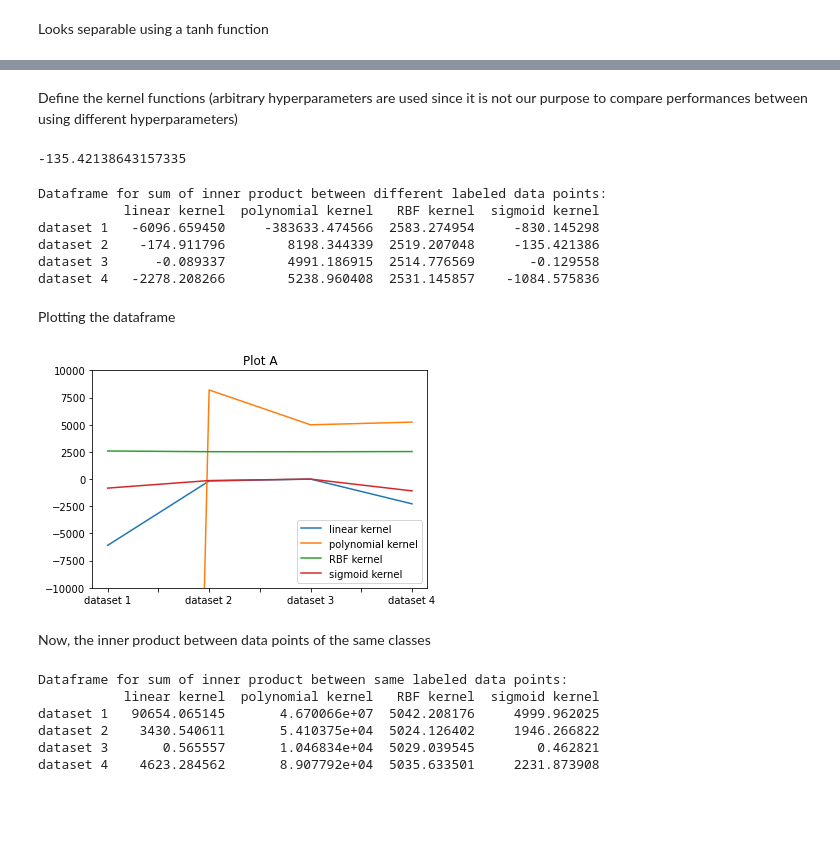
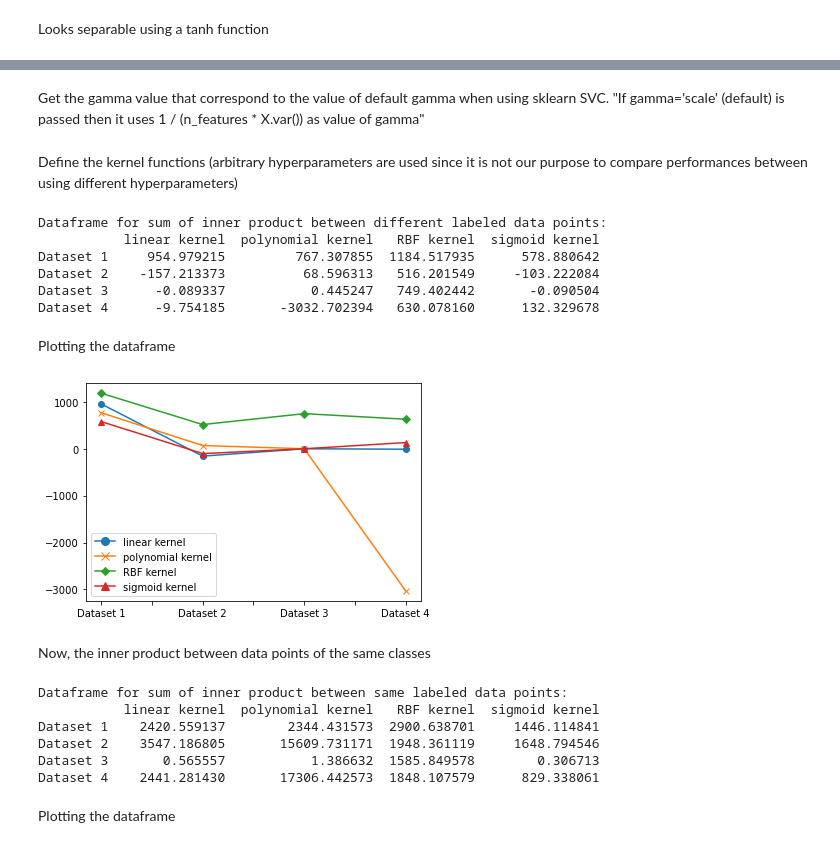
Before and after one commit to wookyung-lee/svmBT, a Jupyter notebook: comparison_w_fake_data/main.ipynb, the cells around one changed output, grey strips where cells are left out. Drawn from its saved outputs; the diff is of its cells as text; code cells hidden in the pictures; blank space fills up the shorter version.

```diff
--- a/comparison_w_fake_data/main.ipynb
+++ b/comparison_w_fake_data/main.ipynb
@@ -48,3 +107,16 @@ plot_data(X_tanh, y_tanh, 4)
+# %% [markdown]
+Get the gamma value that correspond to the value of default gamma when using sklearn SVC.
+"If gamma='scale' (default) is passed then it uses 1 / (n_features * X.var()) as value of gamma"
+# %%
+def get_gamma(train_image):
+    n_features = len(train_image[0])
+    gamma = 1/(train_image.var()*n_features)
+
+    return gamma
+
+gamma_poly = get_gamma(X_poly)
+gamma_gaus = get_gamma(X_gaus)
+gamma_tanh = get_gamma(X_tanh)
 # %% [markdown]
 Define the kernel functions (arbitrary hyperparameters are used since it is not our purpose to compare performances between using different hyperparameters)
 # %%
@@ -62,12 +134,12 @@ def sigmoid_kernel(x_i, x_j, alpha=1, beta=0):
 # %%
-def sum_inner_product_diff_label(kernel, dataset_X, dataset_y):
+def sum_inner_product_diff_label(kernel, dataset_img, dataset_label):
 
     index_label_zero = []
     index_label_one = []
 
     # find the index of the dataset which has label 0 and label 1
     for i in range(0,100):
-        if dataset_y[i] == 0:
+        if dataset_label[i] == 0:
             index_label_zero.append(i)
         else:
             index_label_one.append(i)
@@ -76,16 +148,14 @@ def sum_inner_product_diff_label(kernel, dataset_X, dataset_y):
     inner_product_list =[]
 
     # calculate the inner product between data points with different label
-    # with the purpose of checking whether they yield a big number, indictating a good separation, a small number, indicating a bad separation
+    # with the purpose of checking whether they yield a big number, indicating a good separation, a small number, indicating a bad separation
     for i in index_label_zero:
         for j in index_label_one:
-            inner_product = kernel(dataset_X[i], dataset_X[j])
+            inner_product = kernel(dataset_img[i], dataset_img[j])
             inner_product_list.append(inner_product)
 
     # we will sum the value of each inner product between two differently labeled data points
     return sum(inner_product_list)
-# %% [output]
--135.42138643157335
 # %%
 # Creating a 4x4 DataFrame
 data_diff_label = {
@@ -95,7 +165,7 @@ data_diff_label = {
     'sigmoid kernel': [sum_inner_product_diff_label(sigmoid_kernel, X_lin, y_lin), sum_inner_product_diff_label(sigmoid_kernel, X_poly, y_poly), sum_inner_product_diff_label(sigmoid_kernel, X_gaus, y_gaus), sum_inner_product_diff_label(sigmoid_kernel, X_tanh, y_tanh)]
 }
 
-index_labels = ['dataset 1', 'dataset 2', 'dataset 3', 'dataset 4']
+index_labels = ['Dataset 1', 'Dataset 2', 'Dataset 3', 'Dataset 4']
 
 df_diff_label = pd.DataFrame(data_diff_label, index=index_labels)
 
@@ -104,18 +174,35 @@ print(df_diff_label)
 # %% [output]
 Dataframe for sum of inner product between different labeled data points:
            linear kernel  polynomial kernel   RBF kernel  sigmoid kernel
-dataset 1   -6096.659450     -383633.474566  2583.274954     -830.145298
-dataset 2    -174.911796        8198.344339  2519.207048     -135.421386
-dataset 3      -0.089337        4991.186915  2514.776569       -0.129558
-dataset 4   -2278.208266        5238.960408  2531.145857    -1084.575836
+Dataset 1     954.979215         767.307855  1184.517935      578.880642
+Dataset 2    -157.213373          68.596313   516.201549     -103.222084
+Dataset 3      -0.089337           0.445247   749.402442       -0.090504
+Dataset 4      -9.754185       -3032.702394   630.078160      132.329678
 # %% [markdown]
 Plotting the dataframe
+# %%
+# preparation for color blind friendly plots
+
+blue_o = mlines.Line2D([], [], color='#1f77b4', marker='o',
+                          markersize=8, label='linear kernel')
+orange_x = mlines.Line2D([], [], color='#ff7f0e', marker='x',
+                          markersize=8, label='polynomial kernel')
+green_dia = mlines.Line2D([], [], color='#2ca02c', marker='D',
+                          markersize=6, label='RBF kernel')
+red_tri = mlines.Line2D([], [], color='#d62728', marker='^',
+                          markersize=8, label='sigmoid kernel')
+
+markers = ["o", "x", "D", "^"]
 # %%
-plot_a = df_diff_label.plot(title="Plot A") # inner products between points of different labels/classes (bigger the better)
-plot_a.set_ylim(-10000,10000) # disregarding the outlier which was too low
+plot_a = df_diff_label.plot.line() #(title="Plot A") # inner products between points of different labels/classes (bigger the better)
+
+for i, line in enumerate(plot_a.get_lines()):
+    line.set_marker(markers[i])
+
+plot_a.legend(handles=[blue_o, orange_x, green_dia, red_tri])
 
 # save figure
-plot_a=plot_a.figure
-plot_a.savefig(f'image/plot_a.jpg')
+plot_a_1 = plot_a.figure
+plot_a_1.savefig(f'image/plot_a_1.jpg')
 # %% [output]
-[figure, old version]
+[figure, new version]
@@ -160,7 +251,7 @@ data_same_label = {
     'sigmoid kernel': [sum_inner_product_same_label(sigmoid_kernel, X_lin, y_lin), sum_inner_product_same_label(sigmoid_kernel, X_poly, y_poly), sum_inner_product_same_label(sigmoid_kernel, X_gaus, y_gaus), sum_inner_product_same_label(sigmoid_kernel, X_tanh, y_tanh)]
 }
 
-index_labels = ['dataset 1', 'dataset 2', 'dataset 3', 'dataset 4']
+index_labels = ['Dataset 1', 'Dataset 2', 'Dataset 3', 'Dataset 4']
 
 df_same_label = pd.DataFrame(data_same_label, index=index_labels)
 
@@ -169,7 +260,9 @@ print(df_same_label)
 # %% [output]
 Dataframe for sum of inner product between same labeled data points:
            linear kernel  polynomial kernel   RBF kernel  sigmoid kernel
-dataset 1   90654.065145       4.670066e+07  5042.208176     4999.962025
-dataset 2    3430.540611       5.410375e+04  5024.126402     1946.266822
-dataset 3       0.565557       1.046834e+04  5029.039545        0.462821
-dataset 4    4623.284562       8.907792e+04  5035.633501     2231.873908
+Dataset 1    2420.559137        2344.431573  2900.638701     1446.114841
+Dataset 2    3547.186805       15609.731171  1948.361119     1648.794546
+Dataset 3       0.565557           1.386632  1585.849578        0.306713
+Dataset 4    2441.281430       17306.442573  1848.107579      829.338061
+# %% [markdown]
+Plotting the dataframe
```
Also changed, not shown: parts of 14 cells of this notebook, 2 other files.
